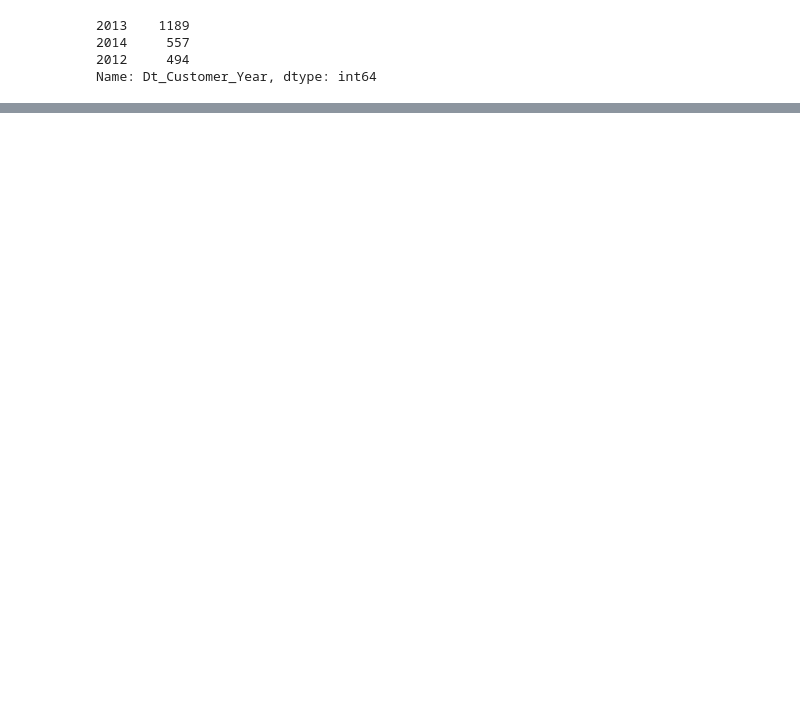
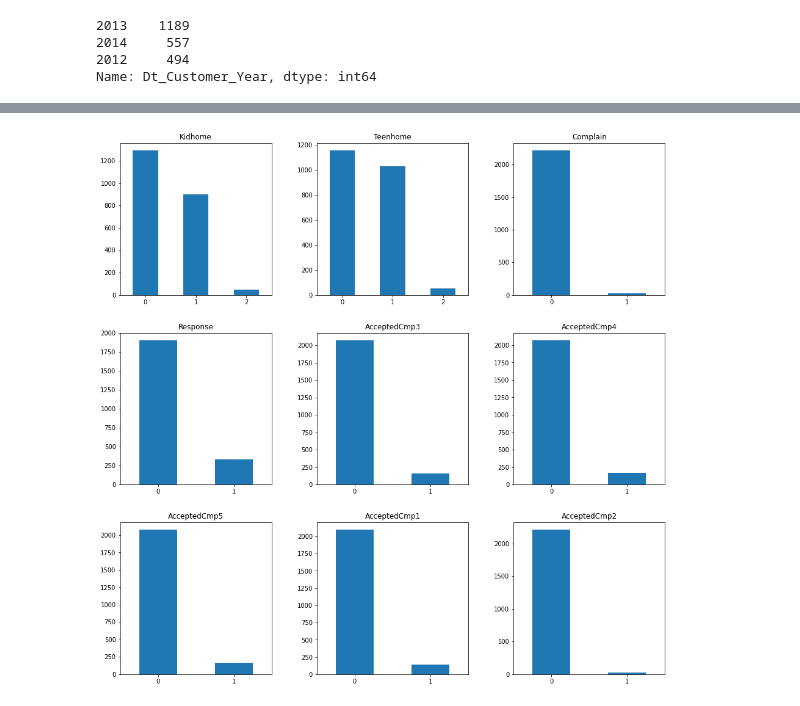
Before and after one commit to tannd-ds/ds-practice, a Jupyter notebook: customer-personality-analysis/Customer Personality Analysis.ipynb, the cells around one changed output, grey strips where cells are left out. Cells and saved outputs as stored; diff of their text form; code cells hidden in the pictures; blank space fills up the shorter version.

```diff
--- a/customer-personality-analysis/Customer Personality Analysis.ipynb
+++ b/customer-personality-analysis/Customer Personality Analysis.ipynb
@@ -180,0 +270,21 @@ df['Dt_Customer_Year'].value_counts().plot(kind='bar', ax=ax2)
+# %%
+fig = plt.figure(figsize=(16, 16))
+gridspec = fig.add_gridspec(3, 3)
+gridspec.update(hspace=0.25, wspace=0.3)
+
+plot_no = 0
+for row in range(3):
+    for col in range(3):
+        locals()['ax'+str(plot_no)] = fig.add_subplot(gridspec[row, col])
+        df[num_cols_barplot[plot_no]].value_counts().plot(kind='bar', ax=locals()['ax'+str(plot_no)])
+
+        # Display subplot Title
+        locals()['ax'+str(plot_no)].set_title(num_cols_barplot[plot_no])
+        # Rotate y label of each subplot to display normally
+        locals()['ax'+str(plot_no)].tick_params(labelrotation=0)
+
+        plot_no += 1
+
+plt.savefig('plots/numerical_bar_distribution.png', bbox_inches='tight')
+# %% [output]
+[figure, added]
```
Also changed, not shown: parts of 13 cells of this notebook, 4 other files.
